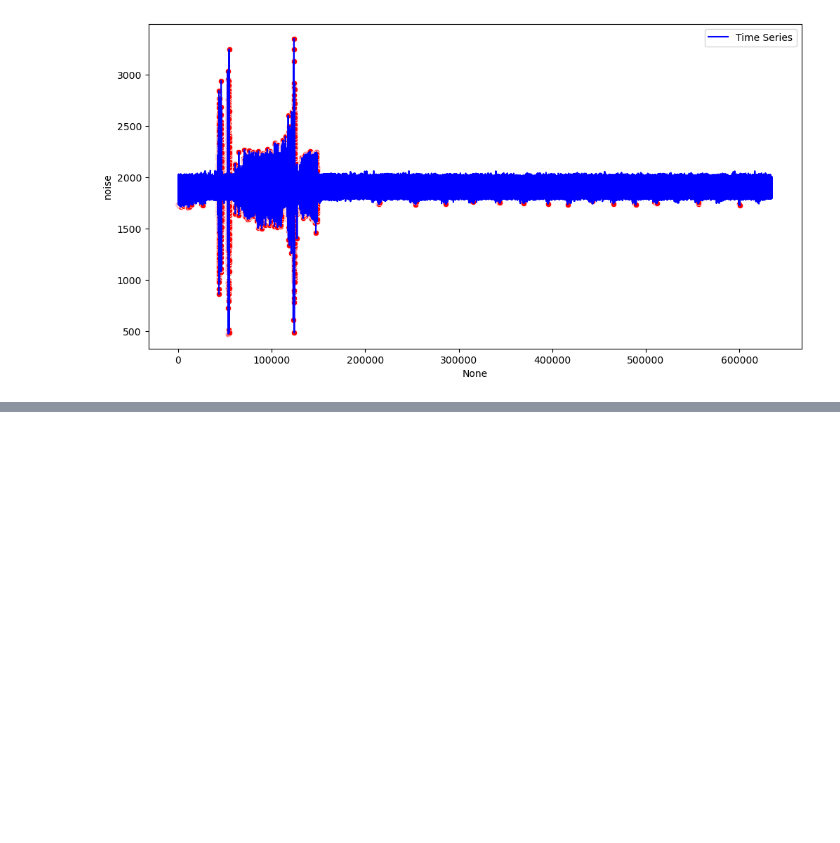
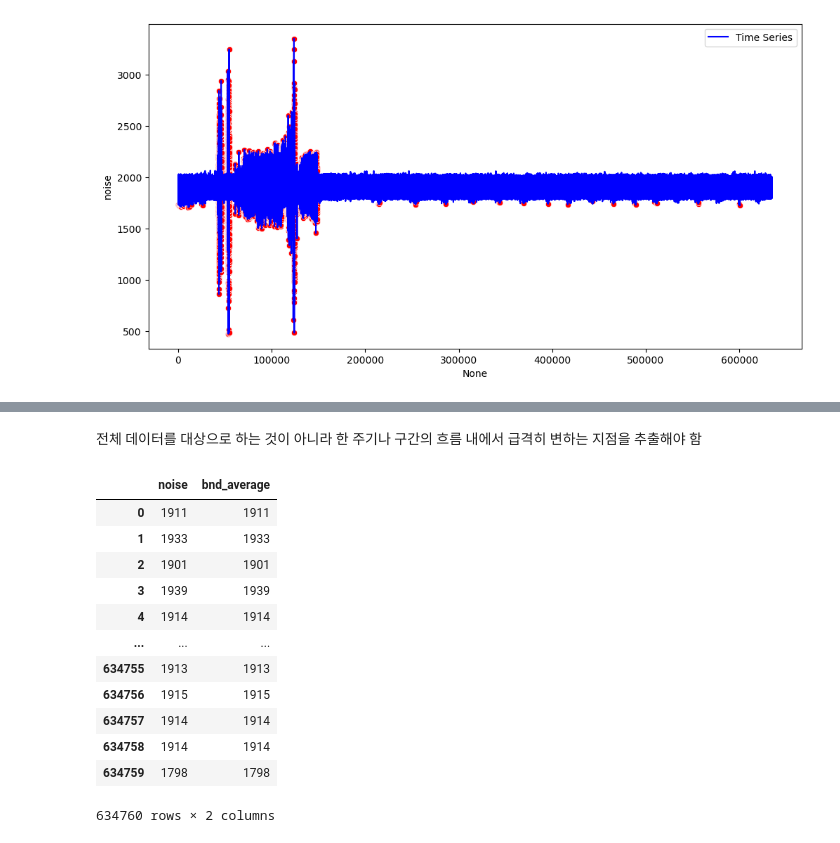
Before and after one commit to kingmin-1225/tensor-project, a Jupyter notebook: project.ipynb, the cells around one changed output, grey strips where cells are left out. Cells and saved outputs as stored; diff of their text form; code cells hidden in the pictures; blank space fills up the shorter version.

```diff
--- a/project.ipynb
+++ b/project.ipynb
@@ -184,0 +176,4 @@ sns.scatterplot(
+# %%
+data = pd.read_csv('CNCnoise_1.csv', header=None)
+data = data.rename(columns={0: "noise"})
+data.head()
@@ -184,0 +187,19 @@ sns.scatterplot(
+# %% [markdown]
+전체 데이터를 대상으로 하는 것이 아니라 한 주기나 구간의 흐름 내에서 급격히 변하는 지점을 추출해야 함
+# %%
+data['bnd_average'] = data['noise']
+data
+# %% [output]
+|  | noise | bnd_average |
+| 0 | 1911 | 1911 |
+| 1 | 1933 | 1933 |
+| 2 | 1901 | 1901 |
+| 3 | 1939 | 1939 |
+| 4 | 1914 | 1914 |
+| ... | ... | ... |
+| 634755 | 1913 | 1913 |
+| 634756 | 1915 | 1915 |
+| 634757 | 1914 | 1914 |
+| 634758 | 1914 | 1914 |
+| 634759 | 1798 | 1798 |
+634760 rows × 2 columns
```
Also changed, not shown: parts of 10 cells of this notebook, 3 other files.
